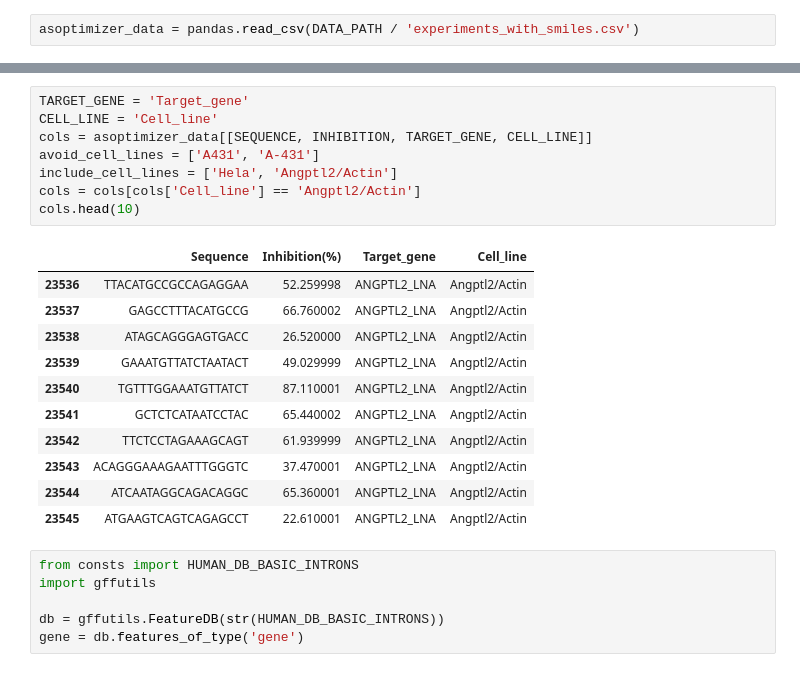
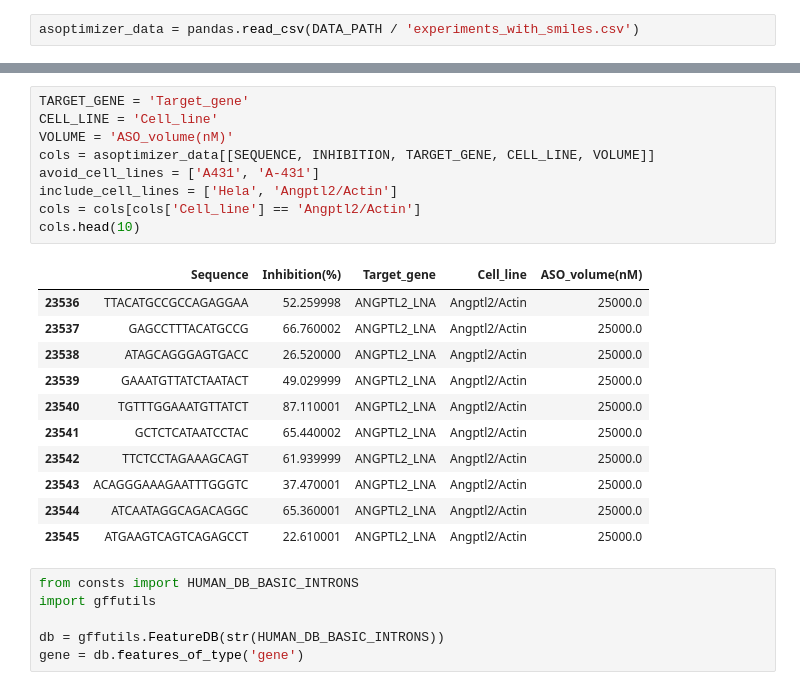
Before and after one commit to RedPenguin100/ASOdesign, a Jupyter notebook: scripts/play_with_data.ipynb, the cells around one changed output, grey strips where cells are left out. Saved outputs shown, nothing was run; the diff lists cells and outputs as text.

```diff
--- a/scripts/play_with_data.ipynb
+++ b/scripts/play_with_data.ipynb
@@ -19,23 +18,24 @@ Time took to read fasta: 17.37882900238037
 # %%
 TARGET_GENE = 'Target_gene'
 CELL_LINE = 'Cell_line'
-cols = asoptimizer_data[[SEQUENCE, INHIBITION, TARGET_GENE, CELL_LINE]]
+VOLUME = 'ASO_volume(nM)'
+cols = asoptimizer_data[[SEQUENCE, INHIBITION, TARGET_GENE, CELL_LINE, VOLUME]]
 avoid_cell_lines = ['A431', 'A-431']
 include_cell_lines = ['Hela', 'Angptl2/Actin']
 cols = cols[cols['Cell_line'] == 'Angptl2/Actin']
 cols.head(10)
 # %% [output]
-|  | Sequence | Inhibition(%) | Target_gene | Cell_line |
-| 23536 | TTACATGCCGCCAGAGGAA | 52.259998 | ANGPTL2_LNA | Angptl2/Actin |
-| 23537 | GAGCCTTTACATGCCG | 66.760002 | ANGPTL2_LNA | Angptl2/Actin |
-| 23538 | ATAGCAGGGAGTGACC | 26.520000 | ANGPTL2_LNA | Angptl2/Actin |
-| 23539 | GAAATGTTATCTAATACT | 49.029999 | ANGPTL2_LNA | Angptl2/Actin |
-| 23540 | TGTTTGGAAATGTTATCT | 87.110001 | ANGPTL2_LNA | Angptl2/Actin |
-| 23541 | GCTCTCATAATCCTAC | 65.440002 | ANGPTL2_LNA | Angptl2/Actin |
-| 23542 | TTCTCCTAGAAAGCAGT | 61.939999 | ANGPTL2_LNA | Angptl2/Actin |
-| 23543 | ACAGGGAAAGAATTTGGGTC | 37.470001 | ANGPTL2_LNA | Angptl2/Actin |
-| 23544 | ATCAATAGGCAGACAGGC | 65.360001 | ANGPTL2_LNA | Angptl2/Actin |
-| 23545 | ATGAAGTCAGTCAGAGCCT | 22.610001 | ANGPTL2_LNA | Angptl2/Actin |
+|  | Sequence | Inhibition(%) | Target_gene | Cell_line | ASO_volume(nM) |
+| 23536 | TTACATGCCGCCAGAGGAA | 52.259998 | ANGPTL2_LNA | Angptl2/Actin | 25000.0 |
+| 23537 | GAGCCTTTACATGCCG | 66.760002 | ANGPTL2_LNA | Angptl2/Actin | 25000.0 |
+| 23538 | ATAGCAGGGAGTGACC | 26.520000 | ANGPTL2_LNA | Angptl2/Actin | 25000.0 |
+| 23539 | GAAATGTTATCTAATACT | 49.029999 | ANGPTL2_LNA | Angptl2/Actin | 25000.0 |
+| 23540 | TGTTTGGAAATGTTATCT | 87.110001 | ANGPTL2_LNA | Angptl2/Actin | 25000.0 |
+| 23541 | GCTCTCATAATCCTAC | 65.440002 | ANGPTL2_LNA | Angptl2/Actin | 25000.0 |
+| 23542 | TTCTCCTAGAAAGCAGT | 61.939999 | ANGPTL2_LNA | Angptl2/Actin | 25000.0 |
+| 23543 | ACAGGGAAAGAATTTGGGTC | 37.470001 | ANGPTL2_LNA | Angptl2/Actin | 25000.0 |
+| 23544 | ATCAATAGGCAGACAGGC | 65.360001 | ANGPTL2_LNA | Angptl2/Actin | 25000.0 |
+| 23545 | ATGAAGTCAGTCAGAGCCT | 22.610001 | ANGPTL2_LNA | Angptl2/Actin | 25000.0 |
 # %%
 from consts import HUMAN_DB_BASIC_INTRONS
 import gffutils
```
Also changed, not shown: parts of 5 cells of this notebook.
